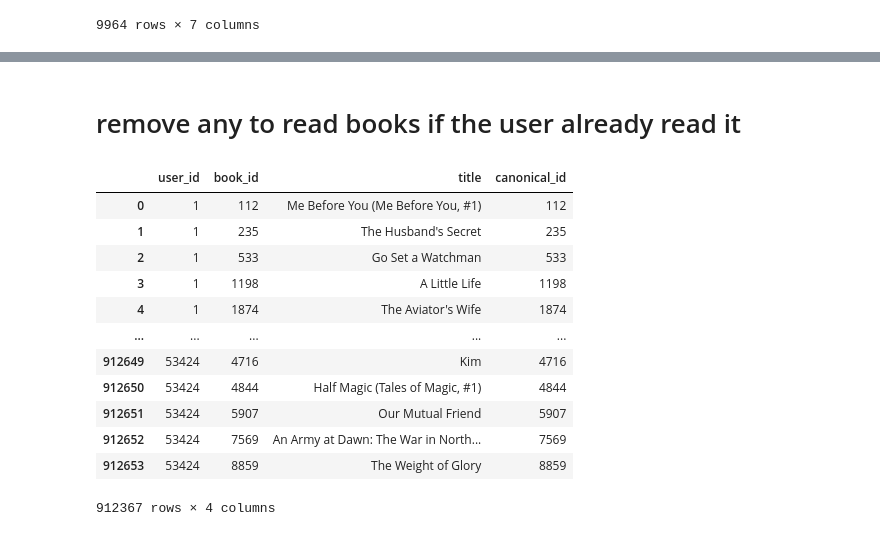
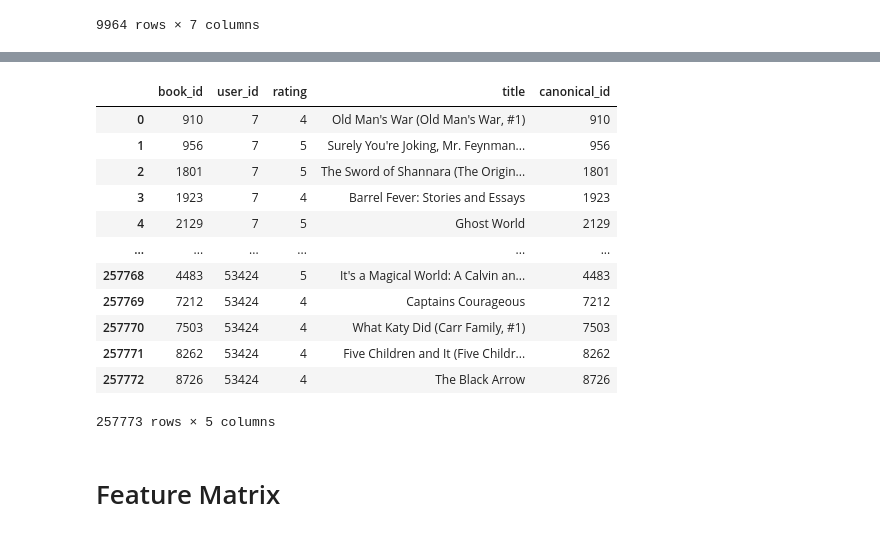
Before and after one commit to CMPE-257-JC/recommender-systems-project, a Jupyter notebook: notebooks/Content_Based_Filtering.ipynb, the cells around one changed output, grey strips where cells are left out. Saved outputs shown, nothing was run; the diff lists cells and outputs as text; code cells hidden in the pictures.

```diff
--- a/notebooks/Content_Based_Filtering.ipynb
+++ b/notebooks/Content_Based_Filtering.ipynb
@@ -452,2 +474,0 @@ to_read_clean
-# %% [markdown]
-# remove any to read books if the user already read it
@@ -462,16 +475,18 @@ to_read_filtered = to_read_filtered[to_read_filtered['_merge'] == 'left_only'].d
-# %%
-to_read_filtered
-# %% [output]
-|  | user_id | book_id | title | canonical_id |
-| 0 | 1 | 112 | Me Before You (Me Before You, #1) | 112 |
-| 1 | 1 | 235 | The Husband's Secret | 235 |
-| 2 | 1 | 533 | Go Set a Watchman | 533 |
-| 3 | 1 | 1198 | A Little Life | 1198 |
-| 4 | 1 | 1874 | The Aviator's Wife | 1874 |
-| ... | ... | ... | ... | ... |
-| 912649 | 53424 | 4716 | Kim | 4716 |
-| 912650 | 53424 | 4844 | Half Magic (Tales of Magic, #1) | 4844 |
-| 912651 | 53424 | 5907 | Our Mutual Friend | 5907 |
-| 912652 | 53424 | 7569 | An Army at Dawn: The War in North... | 7569 |
-| 912653 | 53424 | 8859 | The Weight of Glory | 8859 |
-912367 rows × 4 columns
+# %%
+ratings_test
+# %% [output]
+|  | book_id | user_id | rating | title | canonical_id |
+| 0 | 910 | 7 | 4 | Old Man's War (Old Man's War, #1) | 910 |
+| 1 | 956 | 7 | 5 | Surely You're Joking, Mr. Feynman... | 956 |
+| 2 | 1801 | 7 | 5 | The Sword of Shannara (The Origin... | 1801 |
+| 3 | 1923 | 7 | 4 | Barrel Fever: Stories and Essays | 1923 |
+| 4 | 2129 | 7 | 5 | Ghost World | 2129 |
+| ... | ... | ... | ... | ... | ... |
+| 257768 | 4483 | 53424 | 5 | It's a Magical World: A Calvin an... | 4483 |
+| 257769 | 7212 | 53424 | 4 | Captains Courageous | 7212 |
+| 257770 | 7503 | 53424 | 4 | What Katy Did (Carr Family, #1) | 7503 |
+| 257771 | 8262 | 53424 | 4 | Five Children and It (Five Childr... | 8262 |
+| 257772 | 8726 | 53424 | 4 | The Black Arrow | 8726 |
+257773 rows × 5 columns
+# %% [markdown]
+# Feature Matrix
```
Also changed, not shown: parts of 23 cells of this notebook.
